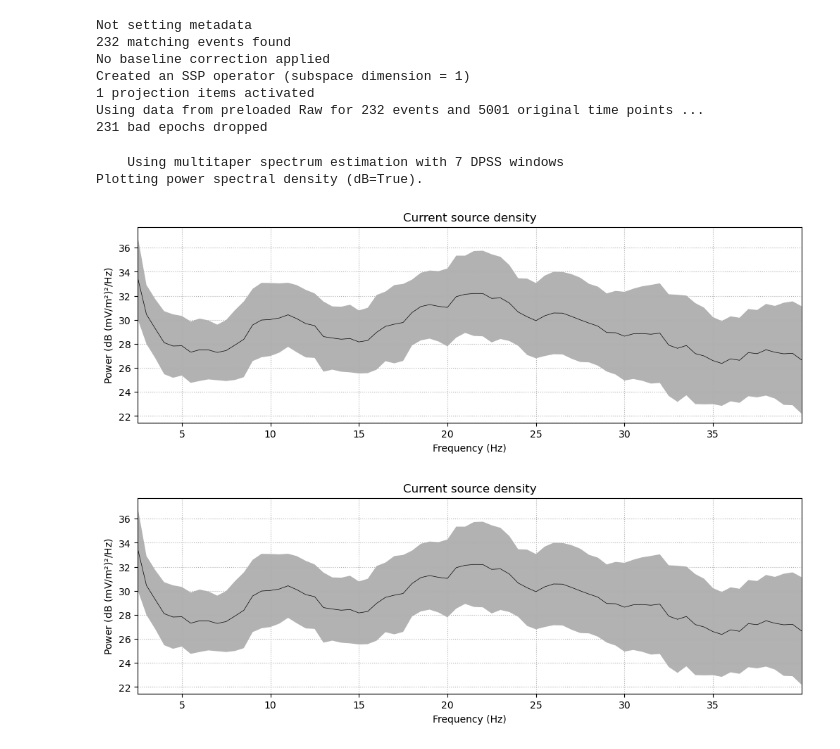
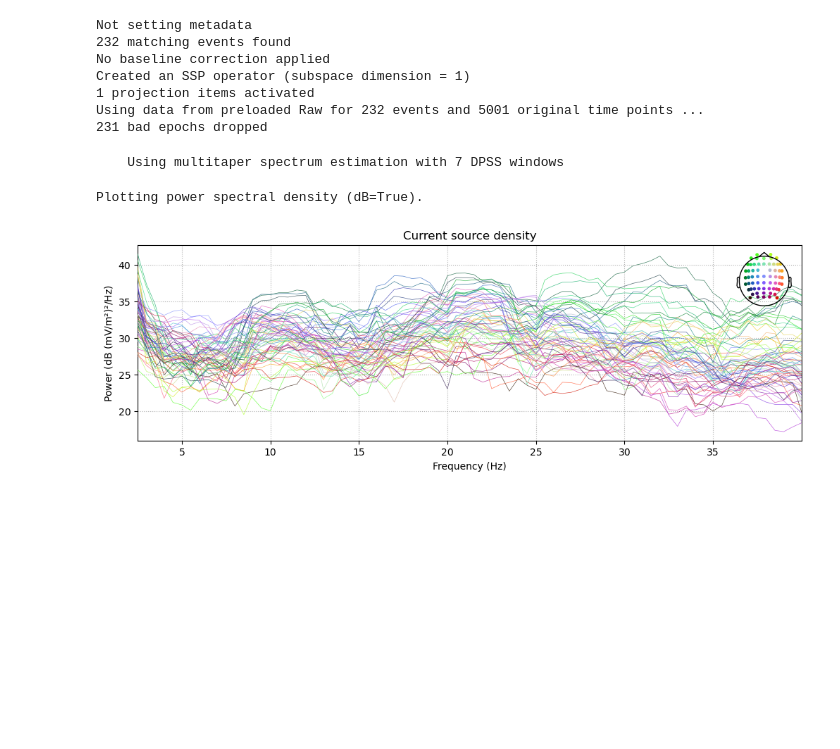
Before and after one commit to tut211302/eeg-mri-aging-analysis, a Jupyter notebook: jupyter_notebook/FrequencyAnalysis.ipynb, the cells around one changed output. Saved outputs shown, nothing was run; the diff lists cells and outputs as text; code cells hidden in the pictures; blank space fills up the shorter version.

```diff
--- a/jupyter_notebook/FrequencyAnalysis.ipynb
+++ b/jupyter_notebook/FrequencyAnalysis.ipynb
@@ -80,11 +56,11 @@ Created an SSP operator (subspace dimension = 1)
 Using data from preloaded Raw for 232 events and 5001 original time points ...
 231 bad epochs dropped
 # %%
-epochs.compute_psd(fmin=2.0, fmax=40.0).plot(
-    average=True, amplitude=False, picks="data", exclude="bads"
-)
+epoch_spectrum = epochs.compute_psd(fmin=2.0, fmax=40.0)
 # %% [output]
     Using multitaper spectrum estimation with 7 DPSS windows
-Plotting power spectral density (dB=True).
-[figure, removed]
-[figure, removed]
+# %%
+_ = epoch_spectrum.plot()
+# %% [output]
+Plotting power spectral density (dB=True).
+[figure, added]
```
Also changed, not shown: parts of 5 cells of this notebook, 10 other files.
